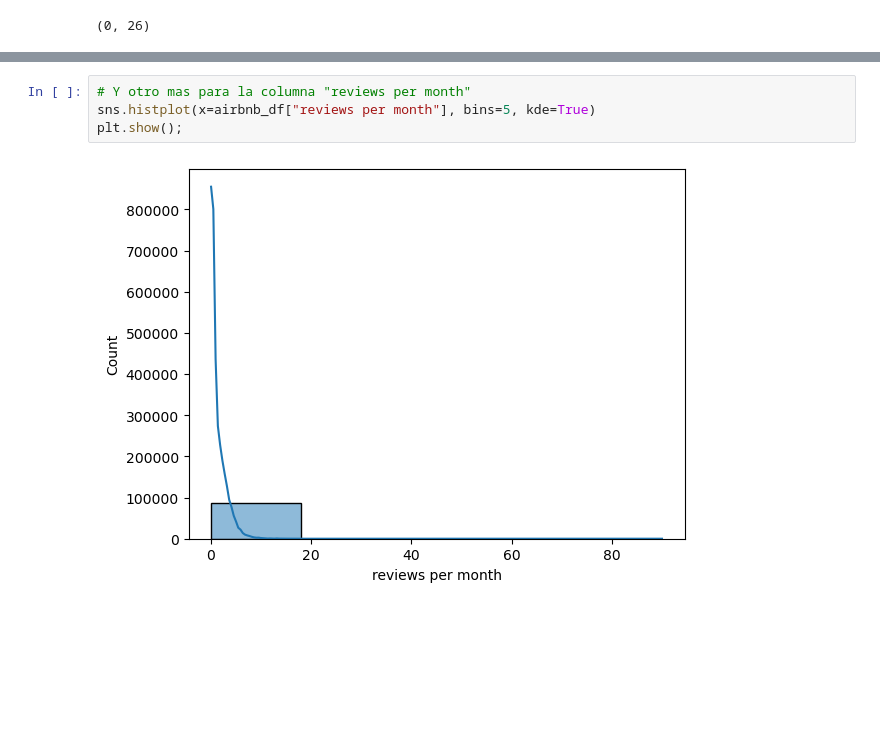
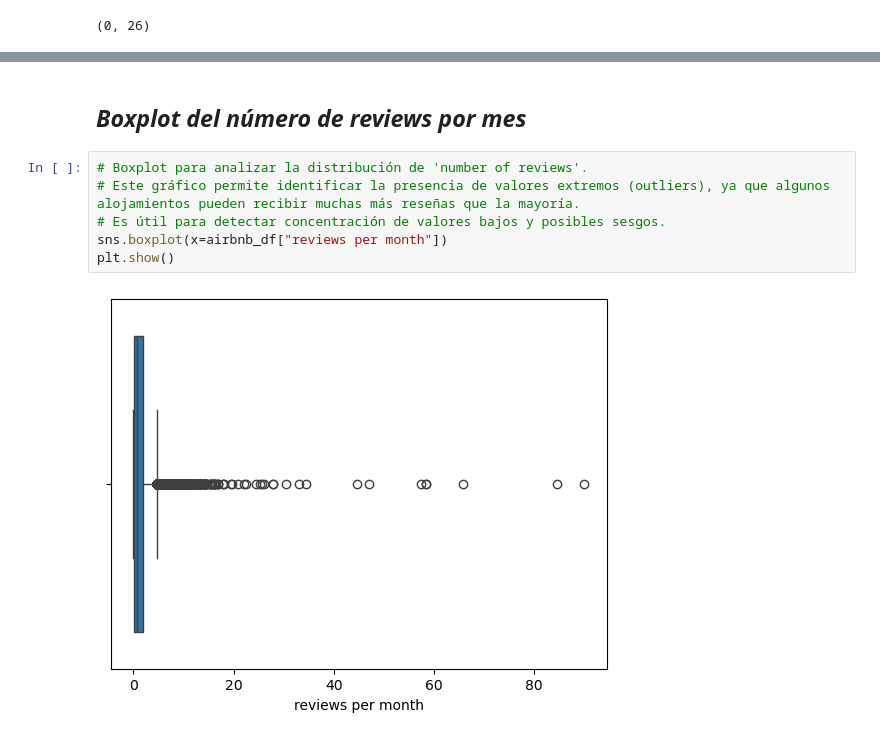
Before and after one commit to OscarFdz24/ProyectoEDA_Airbnb_Evolve, a Jupyter notebook: notebooks/Exploration.ipynb, the cells around one changed output, grey strips where cells are left out. Cells and saved outputs as stored; diff of their text form; blank space fills up the shorter version.

```diff
--- a/notebooks/Exploration.ipynb
+++ b/notebooks/Exploration.ipynb
@@ -306,6 +425,11 @@ plt.show();
+# %% [markdown]
+<a id="reviews_por_mes"></a>
+## ***Boxplot del número de reviews por mes***
 # %%
-# Y otro mas para la columna "reviews per month"
-sns.histplot(x=airbnb_df["reviews per month"], bins=5, kde=True)
-plt.show();
+# Boxplot para analizar la distribución de 'number of reviews'.
+# Este gráfico permite identificar la presencia de valores extremos (outliers), ya que algunos alojamientos pueden recibir muchas más reseñas que la mayoría.
+# Es útil para detectar concentración de valores bajos y posibles sesgos.
+sns.boxplot(x=airbnb_df["reviews per month"])
+plt.show()
 # %% [output]
-[figure, old version]
+[figure, new version]
```
Also changed, not shown: parts of 60 cells of this notebook.
